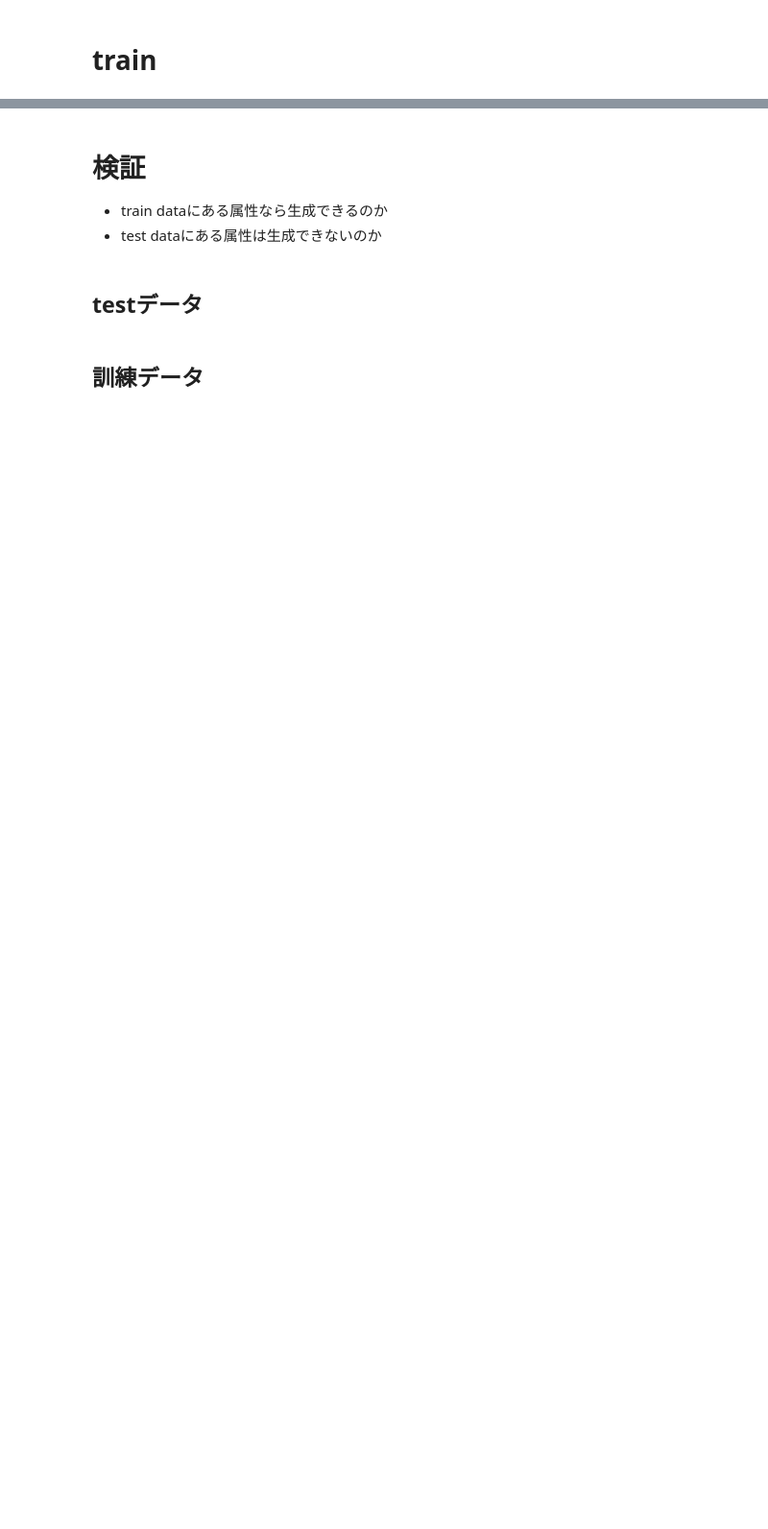
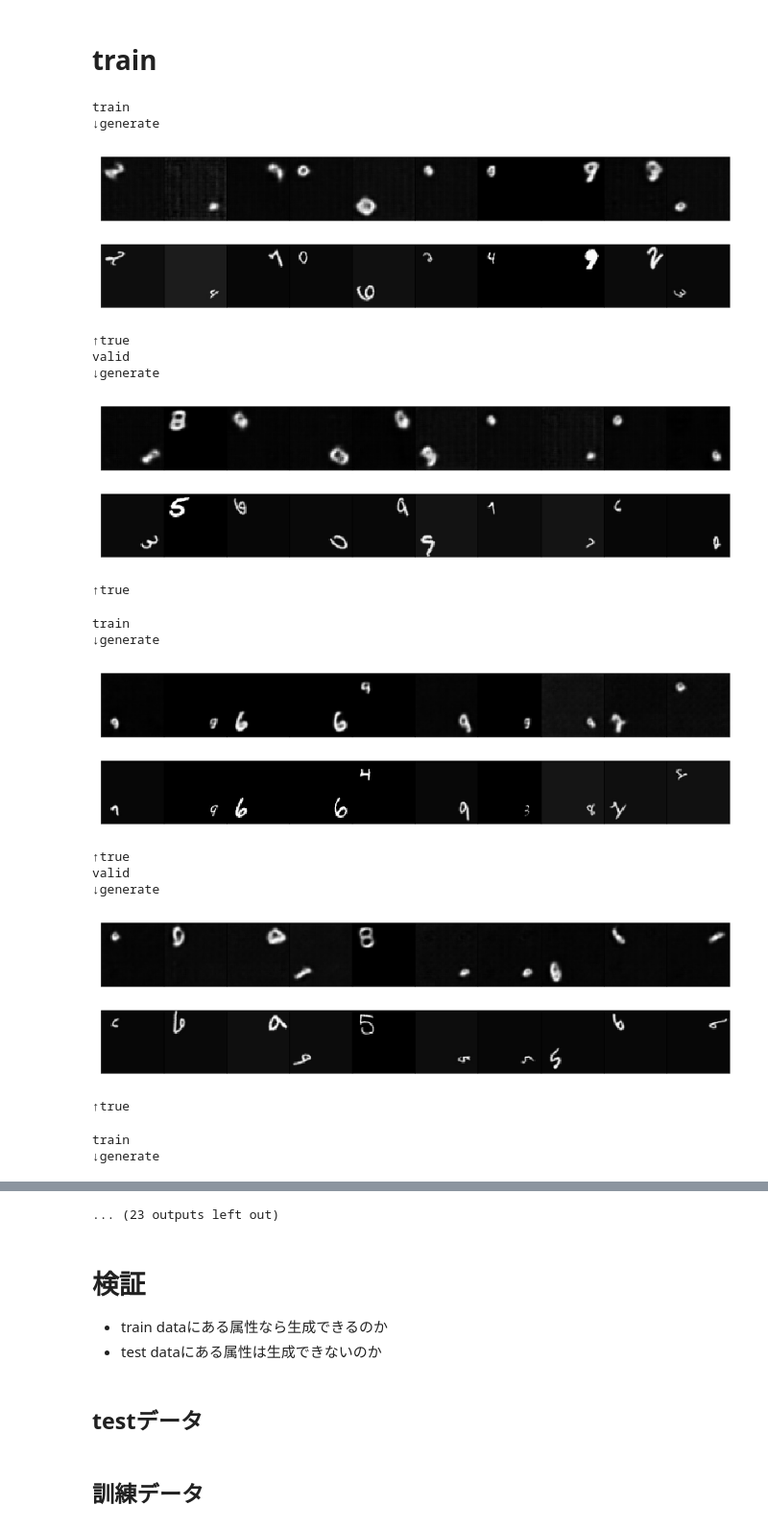
Before and after one commit to HironoOkamoto/practice_pixyz, a Jupyter notebook: JMVAE/JMVAE_MNIST_A_experiment_expert.ipynb, the cells around one changed output, grey strips where cells are left out. Shown at 96% size. Saved outputs shown, nothing was run; the diff lists cells and outputs as text; code cells hidden in the pictures; blank space fills up the shorter version.

```diff
--- a/JMVAE/JMVAE_MNIST_A_experiment_expert.ipynb
+++ b/JMVAE/JMVAE_MNIST_A_experiment_expert.ipynb
@@ -269,15 +345,22 @@ loc = torch.tensor(0.).to(device)
 scale = torch.tensor(1.).to(device)
 prior = Normal(loc=loc, scale=scale, var=["z"], dim=z_dim, name="p_prior")
 
+# encoder
+q_y1 = Encoder_Y1().to(device)
+q_y2 = Encoder_Y2().to(device)
+q_y3 = Encoder_Y3().to(device)
+q_y4 = Encoder_Y4().to(device)
+q_y = ProductOfNormal([q_y1, q_y2, q_y3, q_y4])
+
+q = Encoder_XY().to(device)
+q_x = Encoder_X().to(device)
+
+# decoder
 p_x = Decoder_X().to(device)
 p_y1 = Decoder_Y1().to(device)
 p_y2 = Decoder_Y2().to(device)
 p_y3 = Decoder_Y3().to(device)
 p_y4 = Decoder_Y4().to(device)
-
-q = Encoder_XY().to(device)
-q_x = Encoder_X().to(device)
-q_y = Encoder_Y().to(device)
 
 p = p_x * p_y1 * p_y2 * p_y3 * p_y4
 print(p)
@@ -298,14 +399,34 @@ experiment_name =  'JMVAE_expert_MNIST_A_z_dim{}'.format(z_dim)
 # %% [markdown]
 # train
 # %%
+#%debug
 for i in range(10):
     for batch_idx, (x, y) in tqdm(enumerate(train_loader)):
         x = x.to(device)
         y = y.to(device)
-        loss = model.train({"x": x, "y1": y[:, 0], "y2": y[:, 1:4], "y3": y[:, 4:8], "y4": y[:, 8:]})
+        loss = model.train({"x": x, "y1": y[:, :1], "y2": y[:, 1:4], "y3": y[:, 4:8], "y4": y[:, 8:]})
 
         if (batch_idx+1)%1000==0:
             print("train")
             encoder_plot(train_loader, q_x, p_x, conditional=False)
             print("valid")
             encoder_plot(valid_loader, q_x, p_x, conditional=False)
+# %% [output]
+train
+↓generate
+[figure, added]
+↑true
+valid
+↓generate
+[figure, added]
+↑true
+train
+↓generate
+[figure, added]
+↑true
+valid
+↓generate
+[figure, added]
+↑true
+train
+↓generate
@@ -312,3 +434,4 @@ for i in range(10):
+... (23 outputs left out)
 # %%
 torch.save(p_x.state_dict(), join(log_dir, 'px_{}.pkl'.format(experiment_name)))
 torch.save(p_y1.state_dict(), join(log_dir, 'py1_{}.pkl'.format(experiment_name)))
```
Also changed, not shown: parts of 8 cells of this notebook.
